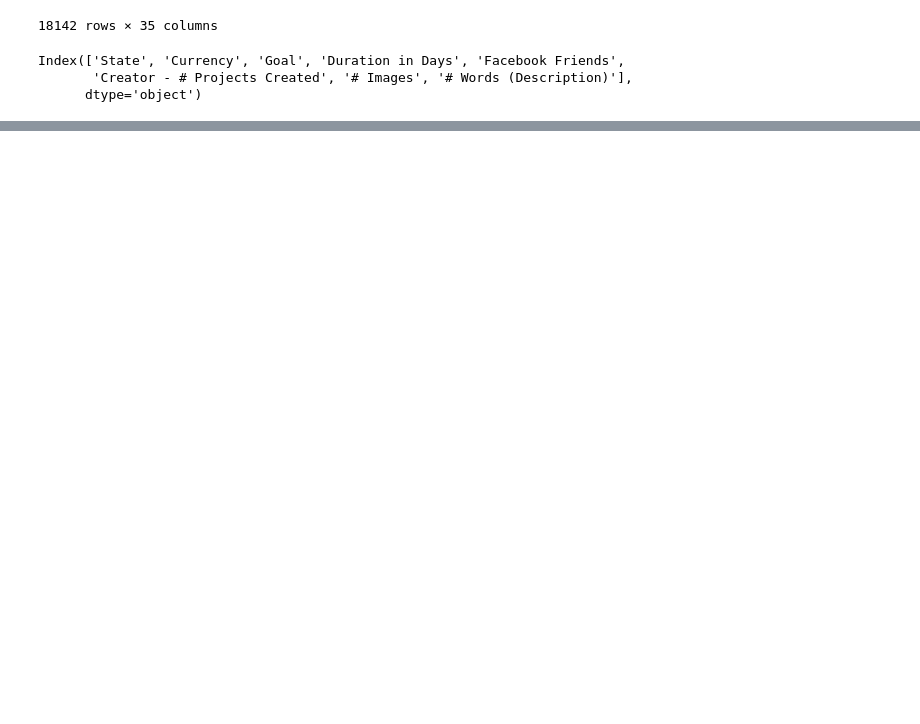
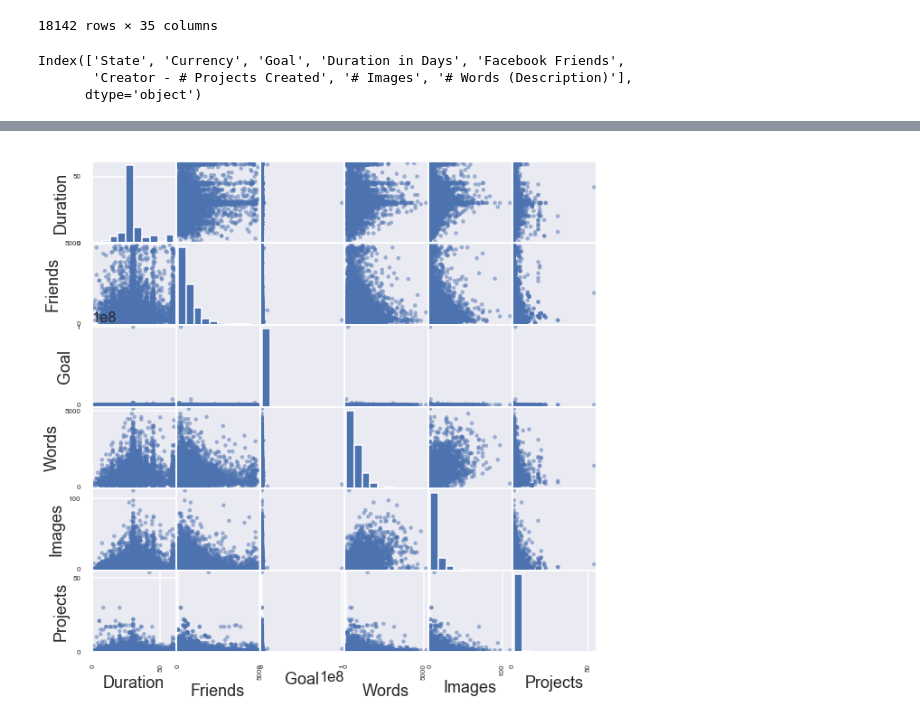
Before and after one commit to camron-chermak/COGS108Project, a Jupyter notebook: FinalProject.ipynb, the cells around one changed output, grey strips where cells are left out. Drawn from its saved outputs; the diff is of its cells as text; code cells hidden in the pictures; blank space fills up the shorter version.

```diff
--- a/FinalProject.ipynb
+++ b/FinalProject.ipynb
@@ -84 +91,6 @@ data
 9978 rows × 8 columns
+# %%
+# Plotting out the correlation matrix of the variables we are comparing
+f1 = pd.plotting.scatter_matrix(data[['Duration', 'Friends', 'Goal', 'Words', 'Images', 'Projects']], figsize=[10,10])
+# %% [output]
+[figure, added]
```
Also changed, not shown: parts of 4 cells of this notebook.
